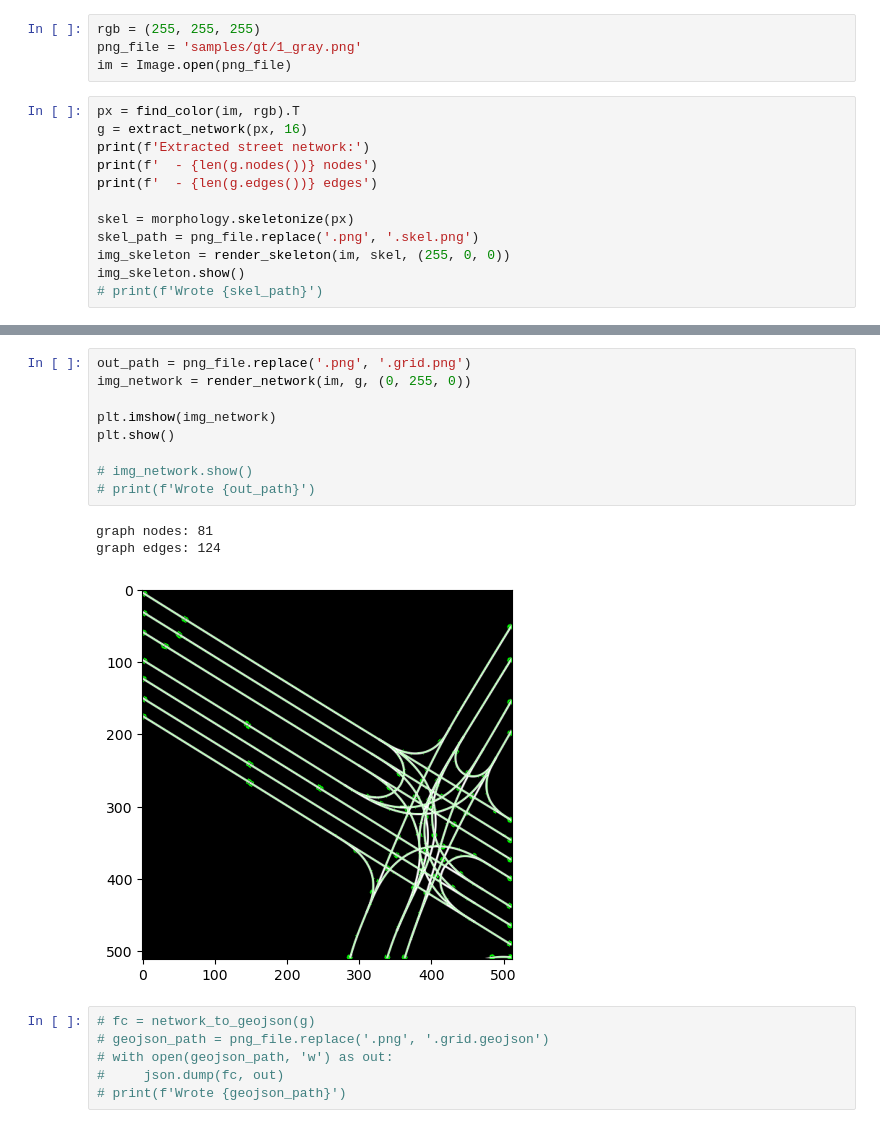
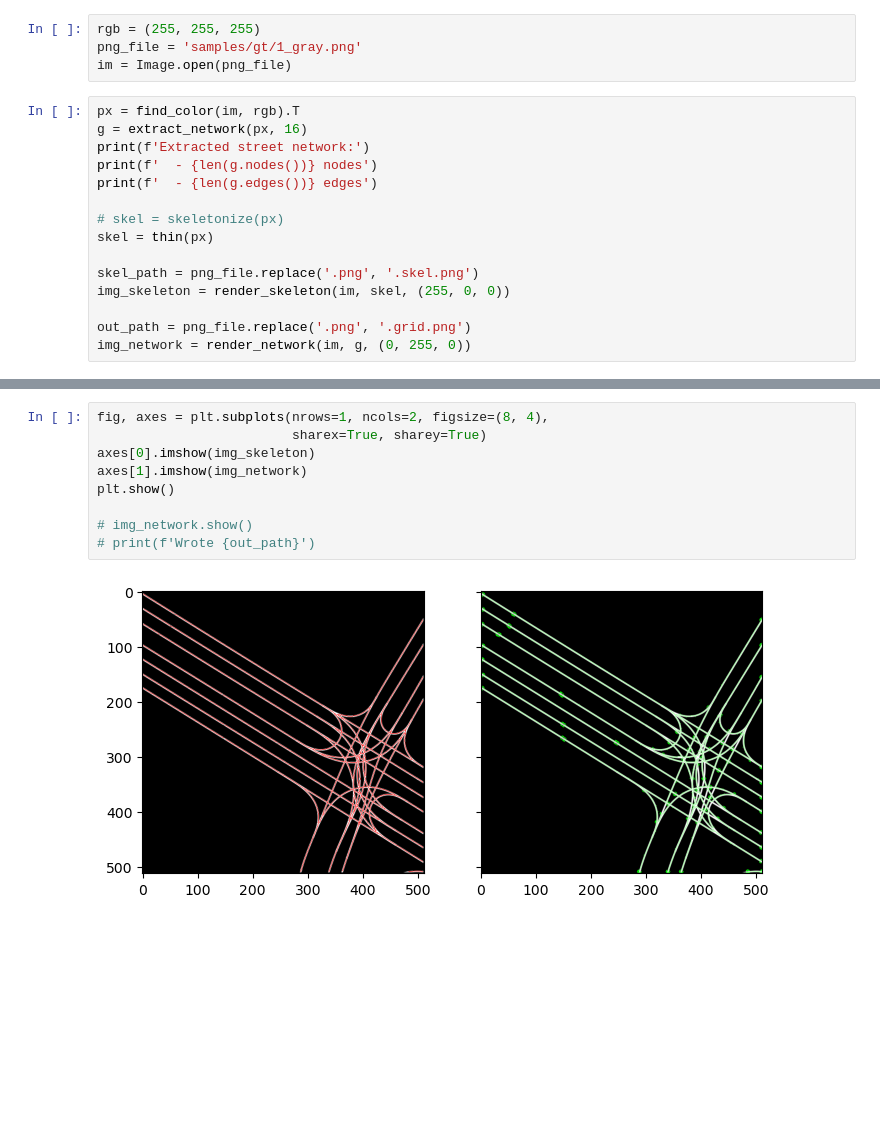
Before and after one commit to Excitablecell/extract-raster-network, a Jupyter notebook: extract_lanes.ipynb, the cells around one changed output, grey strips where cells are left out. Saved outputs shown, nothing was run; the diff lists cells and outputs as text; blank space fills up the shorter version.

```diff
--- a/extract_lanes.ipynb
+++ b/extract_lanes.ipynb
@@ -28,11 +18,14 @@ print(f'Extracted street network:')
 print(f'  - {len(g.nodes())} nodes')
 print(f'  - {len(g.edges())} edges')
 
-skel = morphology.skeletonize(px)
+# skel = skeletonize(px)
+skel = thin(px)
+
 skel_path = png_file.replace('.png', '.skel.png')
 img_skeleton = render_skeleton(im, skel, (255, 0, 0))
-img_skeleton.show()
-# print(f'Wrote {skel_path}')
+
+out_path = png_file.replace('.png', '.grid.png')
+img_network = render_network(im, g, (0, 255, 0))
 # %% [output]
 Skeleton px=6322
 Adding 13/24 dense nodes to existing 307 nodes.
@@ -54,19 +47,11 @@ Extracted street network:
-# %%
-out_path = png_file.replace('.png', '.grid.png')
-img_network = render_network(im, g, (0, 255, 0))
-
-plt.imshow(img_network)
-plt.show()
-
-# img_network.show()
-# print(f'Wrote {out_path}')
-# %% [output]
-graph nodes: 81
-graph edges: 124
-[figure, removed]
-# %%
-# fc = network_to_geojson(g)
-# geojson_path = png_file.replace('.png', '.grid.geojson')
-# with open(geojson_path, 'w') as out:
-#     json.dump(fc, out)
-# print(f'Wrote {geojson_path}')
+# %%
+fig, axes = plt.subplots(nrows=1, ncols=2, figsize=(8, 4),
+                         sharex=True, sharey=True)
+axes[0].imshow(img_skeleton)
+axes[1].imshow(img_network)
+plt.show()
+
+# img_network.show()
+# print(f'Wrote {out_path}')
+# %% [output]
+[figure, added]
```
Also changed, not shown: parts of 4 cells of this notebook, 2 other files.
